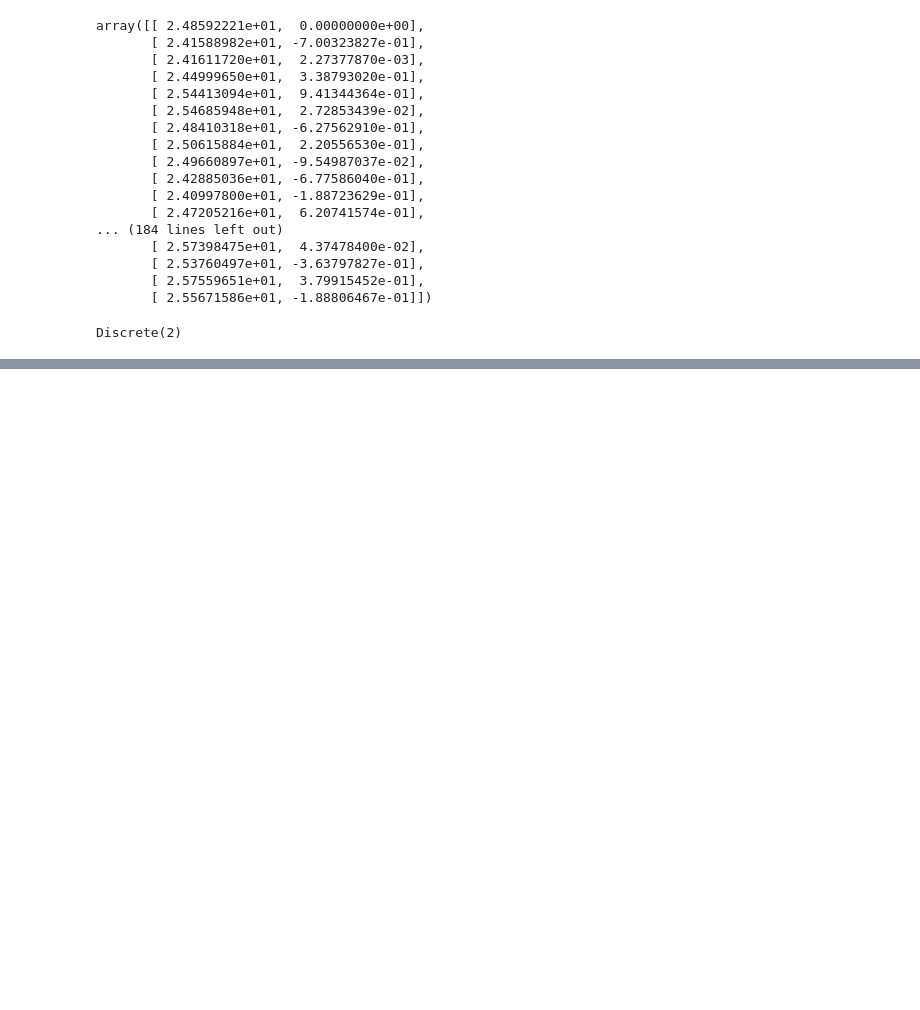
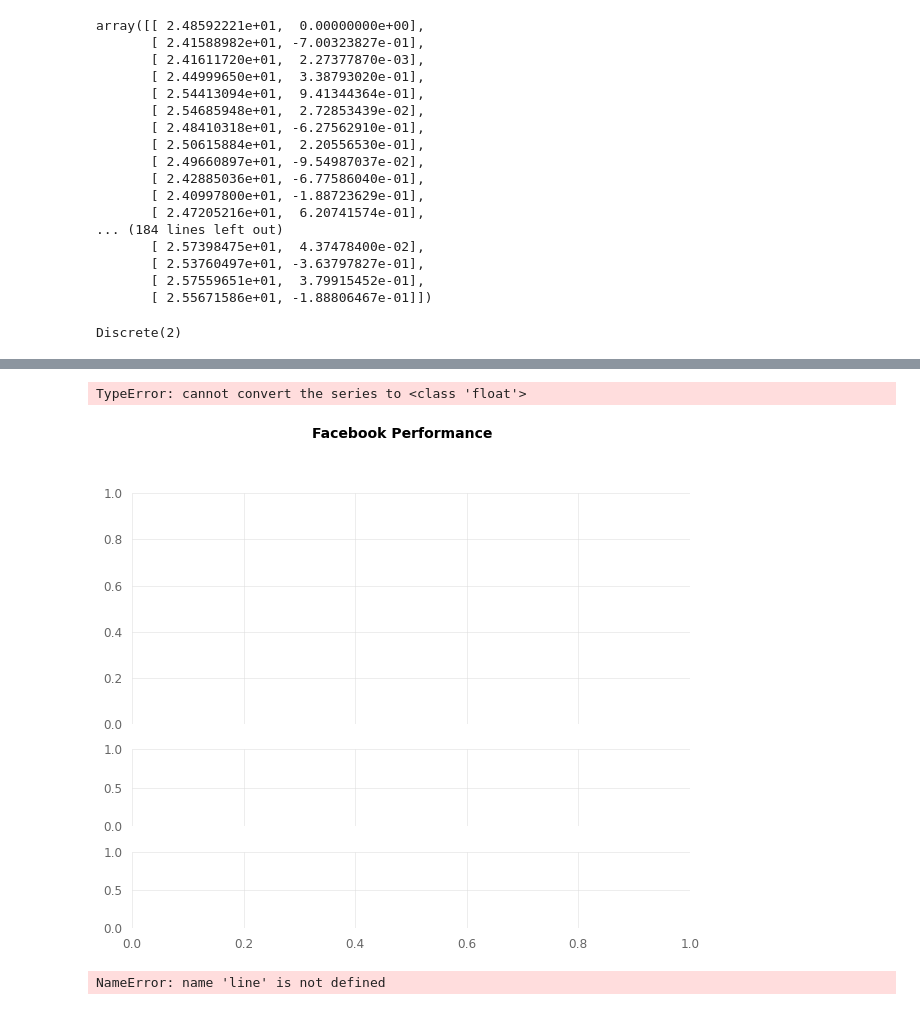
Before and after one commit to purpleyoung/Capston.3-Reinforcement-Learning-Using-Actor-Critic-Method-On-Stocks, a Jupyter notebook: training_pipeline.ipynb, the cells around one changed output, grey strips where cells are left out. Cells and saved outputs as stored; diff of their text form; code cells hidden in the pictures; blank space fills up the shorter version.

```diff
--- a/training_pipeline.ipynb
+++ b/training_pipeline.ipynb
@@ -136,0 +303,5 @@ info {'total_reward': 0.4400956839999992, 'total_profit': 0.9491004128011261, 'p
+# %%
+qs.plots.snapshot(df, title='Facebook Performance')
+# %% [output]
+TypeError: cannot convert the series to <class 'float'>
+[figure, added]
@@ -136,0 +310,4 @@ info {'total_reward': 0.4400956839999992, 'total_profit': 0.9491004128011261, 'p
+# %%
+line.get_ydata()
+# %% [output]
+NameError: name 'line' is not defined
```
Also changed, not shown: parts of 40 cells of this notebook.
